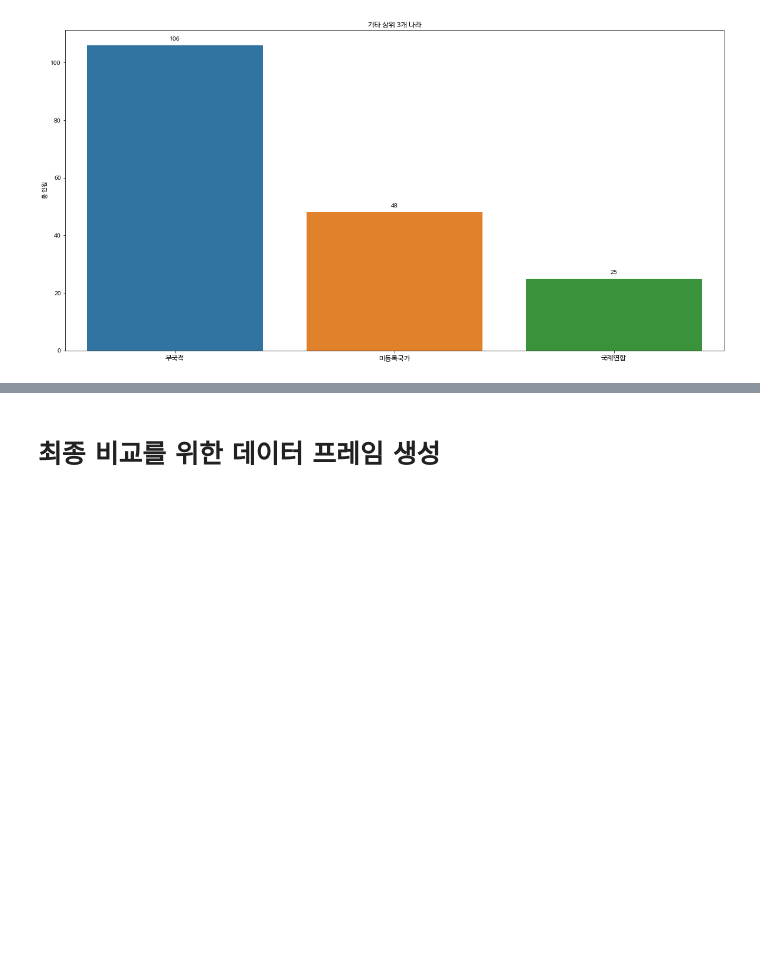
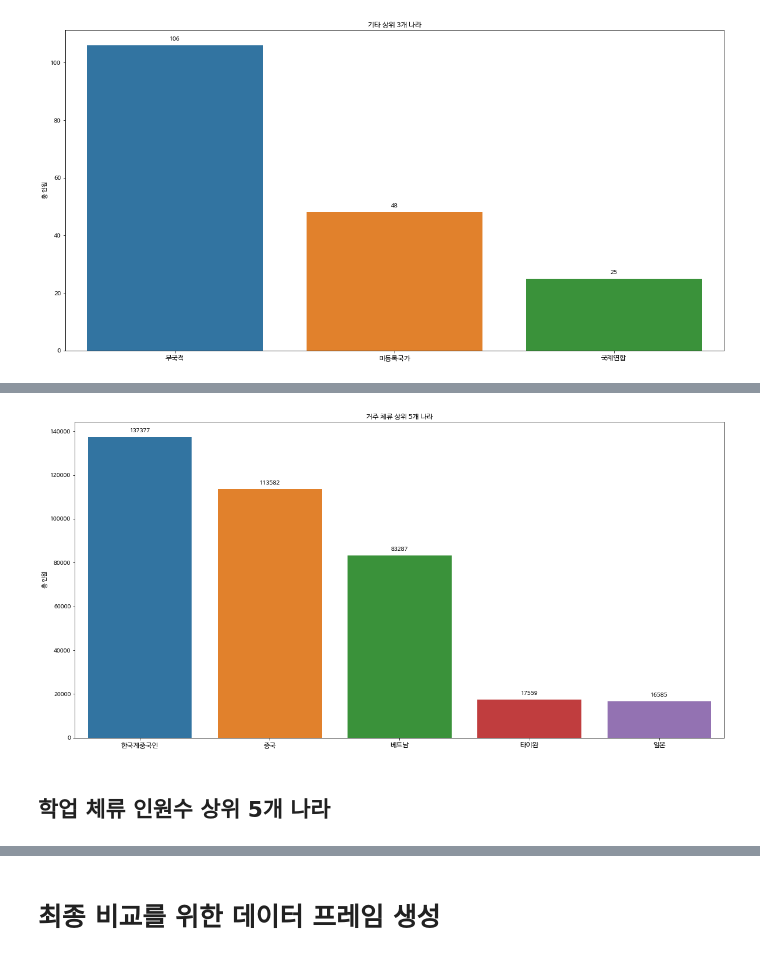
Before and after one commit to SonHyeok/Foreigner-in-korea, a Jupyter notebook: Foreigner.ipynb, the cells around one changed output, grey strips where cells are left out. Saved outputs shown, nothing was run; the diff lists cells and outputs as text; code cells hidden in the pictures; blank space fills up the shorter version.

```diff
--- a/Foreigner.ipynb
+++ b/Foreigner.ipynb
@@ -690,0 +756,4 @@ plt.show()
+# %%
+live_data = {'총 인원':pd.Series([137377,113582,83287,17559,16585],['한국계중국인','중국','베트남','타이완','일본'])}
+df_live = pd.DataFrame(live_data)
+df_live
@@ -690,0 +767,16 @@ plt.show()
+# %%
+plt.figure(figsize=(20,10))
+g_live = sns.barplot(data = df_live, x = df_live.index, y = '총 인원', ci=None)
+
+for p in g_live.patches:
+    g_live.annotate("%.0f" % p.get_height(), (p.get_x() + p.get_width()/2., p.get_height()),
+              ha = 'center', va = 'center', fontsize=10, color = 'black', xytext=(0,10),
+              textcoords = 'offset points')
+
+plt.xticks(fontsize = 12, rotation = 0)
+plt.title('거주 체류 상위 5개 나라')
+plt.show()
+# %% [output]
+[figure, added]
+# %% [markdown]
+## 학업 체류 인원수 상위 5개 나라
```
Also changed, not shown: parts of 24 cells of this notebook.
